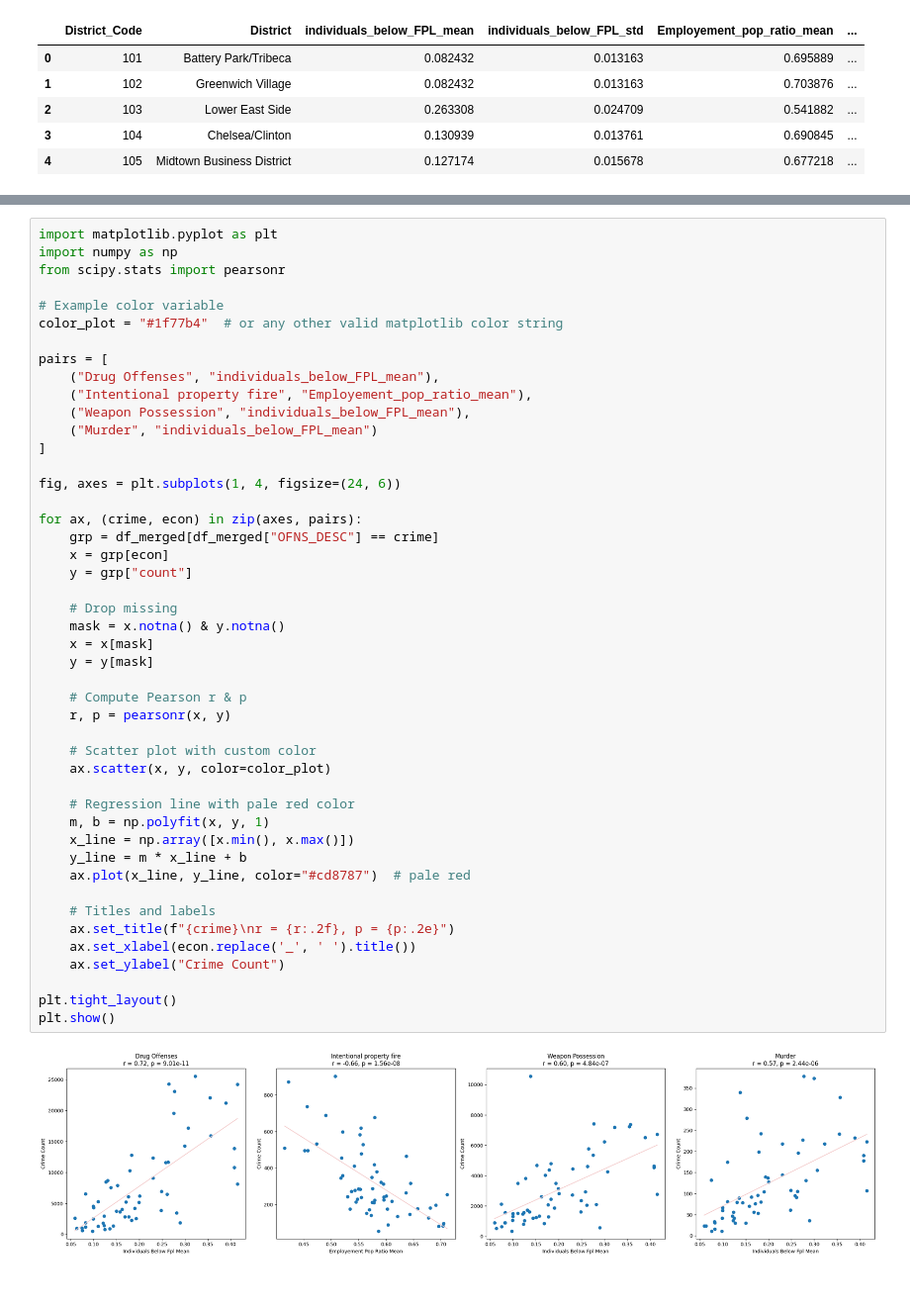
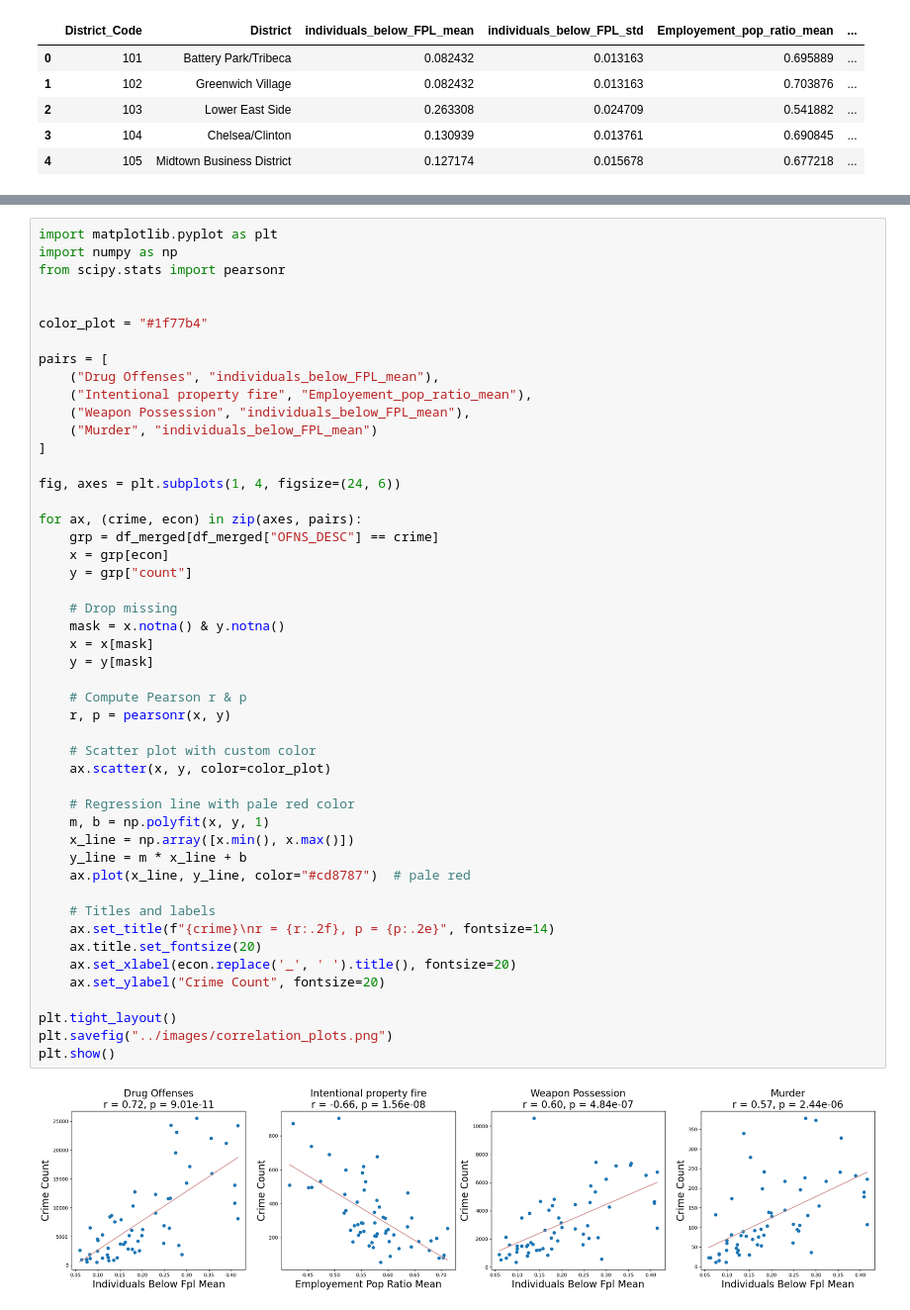
Before and after one commit to com-480-data-visualization/BluePink, a Jupyter notebook: notebooks/Create_stats_img.ipynb, the cells around one changed output, grey strips where cells are left out. Shown at 99% size. Cells and saved outputs as stored; diff of their text form.

```diff
--- a/notebooks/EDA2.ipynb
+++ b/notebooks/Create_stats_img.ipynb
@@ -932,8 +824,8 @@ import matplotlib.pyplot as plt
 import numpy as np
 from scipy.stats import pearsonr
 
-# Example color variable
-color_plot = "#1f77b4"  # or any other valid matplotlib color string
+
+color_plot = "#1f77b4"
 
 pairs = [
     ("Drug Offenses", "individuals_below_FPL_mean"),
@@ -944,34 +836,36 @@ pairs = [
 
 fig, axes = plt.subplots(1, 4, figsize=(24, 6))
 
 for ax, (crime, econ) in zip(axes, pairs):
     grp = df_merged[df_merged["OFNS_DESC"] == crime]
     x = grp[econ]
     y = grp["count"]
 
     # Drop missing
     mask = x.notna() & y.notna()
     x = x[mask]
     y = y[mask]
 
     # Compute Pearson r & p
     r, p = pearsonr(x, y)
 
     # Scatter plot with custom color
     ax.scatter(x, y, color=color_plot)
 
     # Regression line with pale red color
     m, b = np.polyfit(x, y, 1)
     x_line = np.array([x.min(), x.max()])
     y_line = m * x_line + b
     ax.plot(x_line, y_line, color="#cd8787")  # pale red
 
     # Titles and labels
-    ax.set_title(f"{crime}\nr = {r:.2f}, p = {p:.2e}")
-    ax.set_xlabel(econ.replace('_', ' ').title())
-    ax.set_ylabel("Crime Count")
+    ax.set_title(f"{crime}\nr = {r:.2f}, p = {p:.2e}", fontsize=14)
+    ax.title.set_fontsize(20)
+    ax.set_xlabel(econ.replace('_', ' ').title(), fontsize=20)
+    ax.set_ylabel("Crime Count", fontsize=20)
 
 plt.tight_layout()
+plt.savefig("../images/correlation_plots.png")
 plt.show()
 # %% [output]
-[figure, old version]
+[figure, new version]
```
Also changed, not shown: parts of 17 cells of this notebook, 5 other files.
